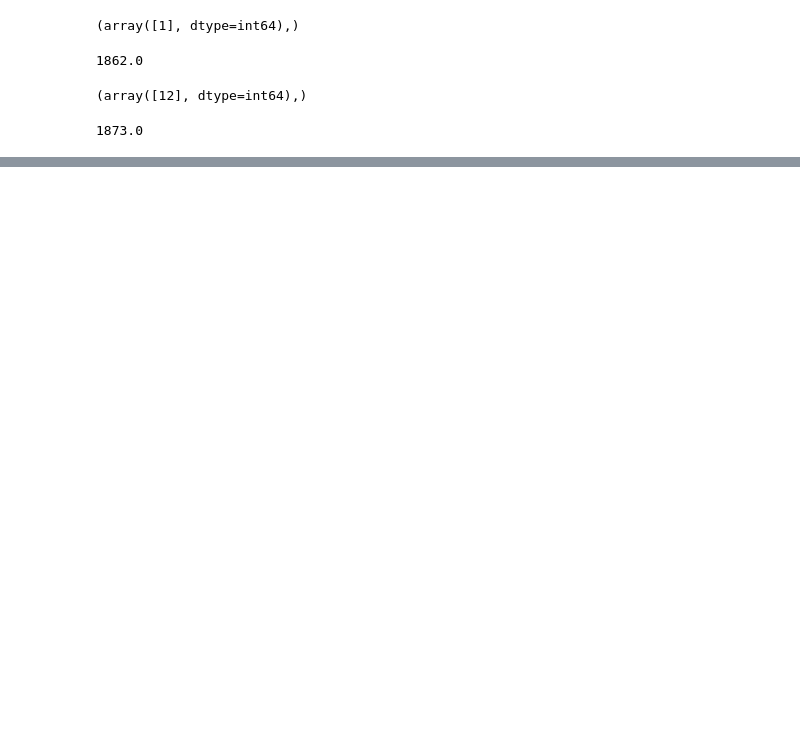
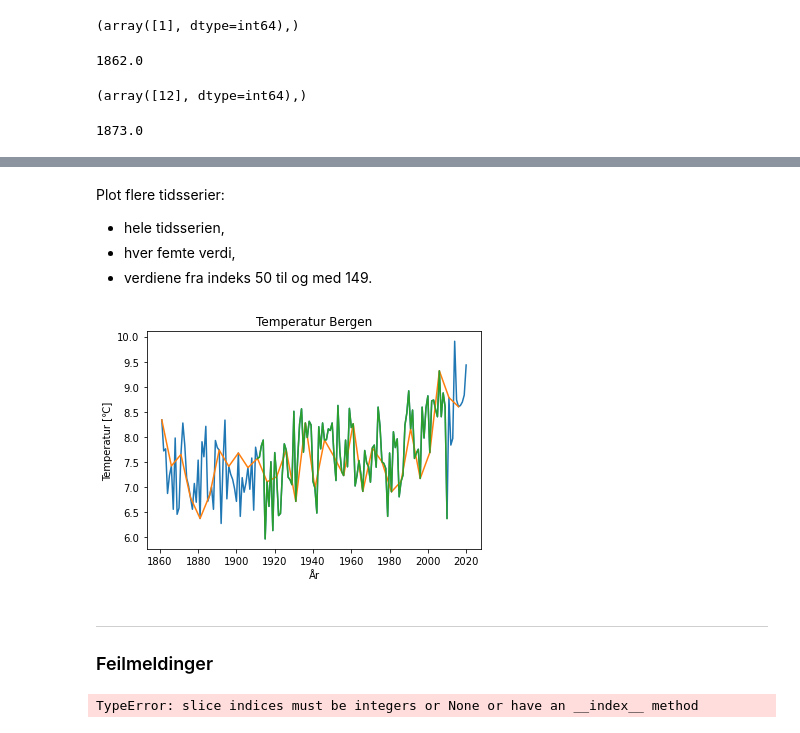
Before and after one commit to irendundas/EkteData, a Jupyter notebook: NAT624/Del3_Recap.ipynb, the cells around one changed output, grey strips where cells are left out. Drawn from its saved outputs; the diff is of its cells as text; code cells hidden in the pictures; blank space fills up the shorter version.

```diff
--- a/NAT624/Del3_Recap.ipynb
+++ b/NAT624/Del3_Recap.ipynb
@@ -90,0 +134,22 @@ import matplotlib.pyplot as plt
+# %% [markdown]
+Plot flere tidsserier:
+- hele tidsserien,
+- hver femte verdi,
+- verdiene fra indeks 50 til og med 149.
+# %%
+plt.plot(tid, temp)
+plt.plot(tid[::5], temp[::5])
+plt.plot(tid[50:150], temp[50:150])
+plt.title('Temperatur Bergen')
+plt.xlabel('År')
+plt.ylabel('Temperatur [\u2103]')
+plt.show()
+# %% [output]
+[figure, added]
+# %% [markdown]
+--------------
+### Feilmeldinger
+# %%
+tid[2.0:4]
+# %% [output]
+TypeError: slice indices must be integers or None or have an __index__ method
```
Also changed, not shown: parts of 34 cells of this notebook.
